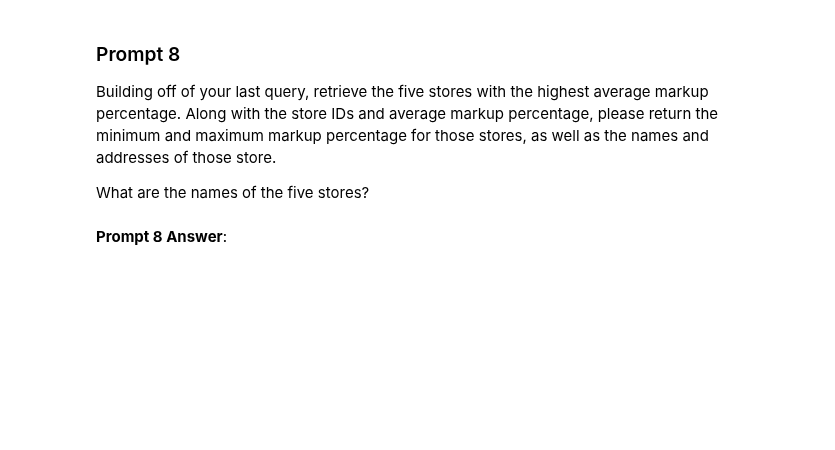
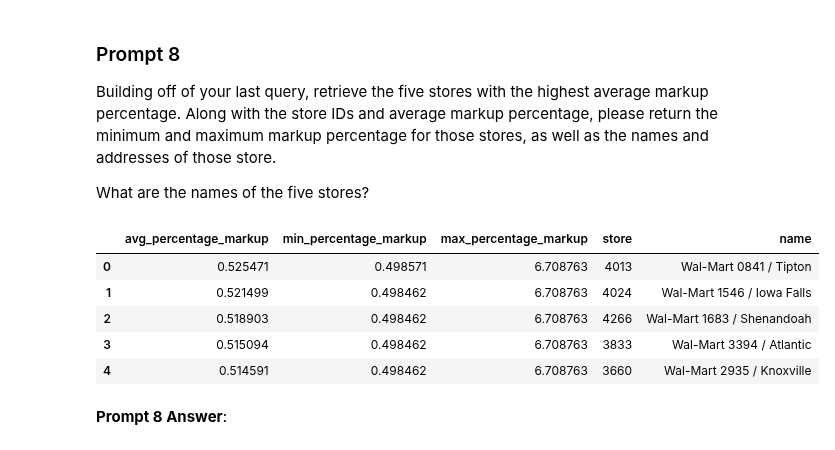
Before and after one commit to amcurley/GA_projects, a Jupyter notebook: Labs/7.01-lab-sql-master/sqllab.ipynb, the cells around one changed output. Saved outputs shown, nothing was run; the diff lists cells and outputs as text; code cells hidden in the pictures; blank space fills up the shorter version.

```diff
--- a/Labs/7.01-lab-sql-master/sqllab.ipynb
+++ b/Labs/7.01-lab-sql-master/sqllab.ipynb
@@ -265,3 +252,23 @@ pd.read_sql_query(sql, engine)
+# %%
+# Use a SQL query to find the answer to the above prompt.
+
+sql = """
+SELECT AVG((s.btl_price - s.state_btl_cost) / s.state_btl_cost) AS avg_percentage_markup, MIN((s.btl_price - s.state_btl_cost) / s.state_btl_cost) AS min_percentage_markup, MAX((s.btl_price - s.state_btl_cost) / s.state_btl_cost) AS max_percentage_markup, s.store, st.name
+FROM sales s
+INNER JOIN stores st ON st.store = s.store
+GROUP BY s.store, st.name
+ORDER BY avg_percentage_markup DESC
+"""
+
+df = pd.read_sql_query(sql, engine)
+df.head()
+# %% [output]
+|  | avg_percentage_markup | min_percentage_markup | max_percentage_markup | store | name |
+| 0 | 0.525471 | 0.498571 | 6.708763 | 4013 | Wal-Mart 0841 / Tipton |
+| 1 | 0.521499 | 0.498462 | 6.708763 | 4024 | Wal-Mart 1546 / Iowa Falls |
+| 2 | 0.518903 | 0.498462 | 6.708763 | 4266 | Wal-Mart 1683 / Shenandoah |
+| 3 | 0.515094 | 0.498462 | 6.708763 | 3833 | Wal-Mart 3394 / Atlantic |
+| 4 | 0.514591 | 0.498462 | 6.708763 | 3660 | Wal-Mart 2935 / Knoxville |
 # %% [markdown]
 **Prompt 8 Answer**:
 # %% [markdown]
```
Also changed, not shown: parts of 9 cells of this notebook.
